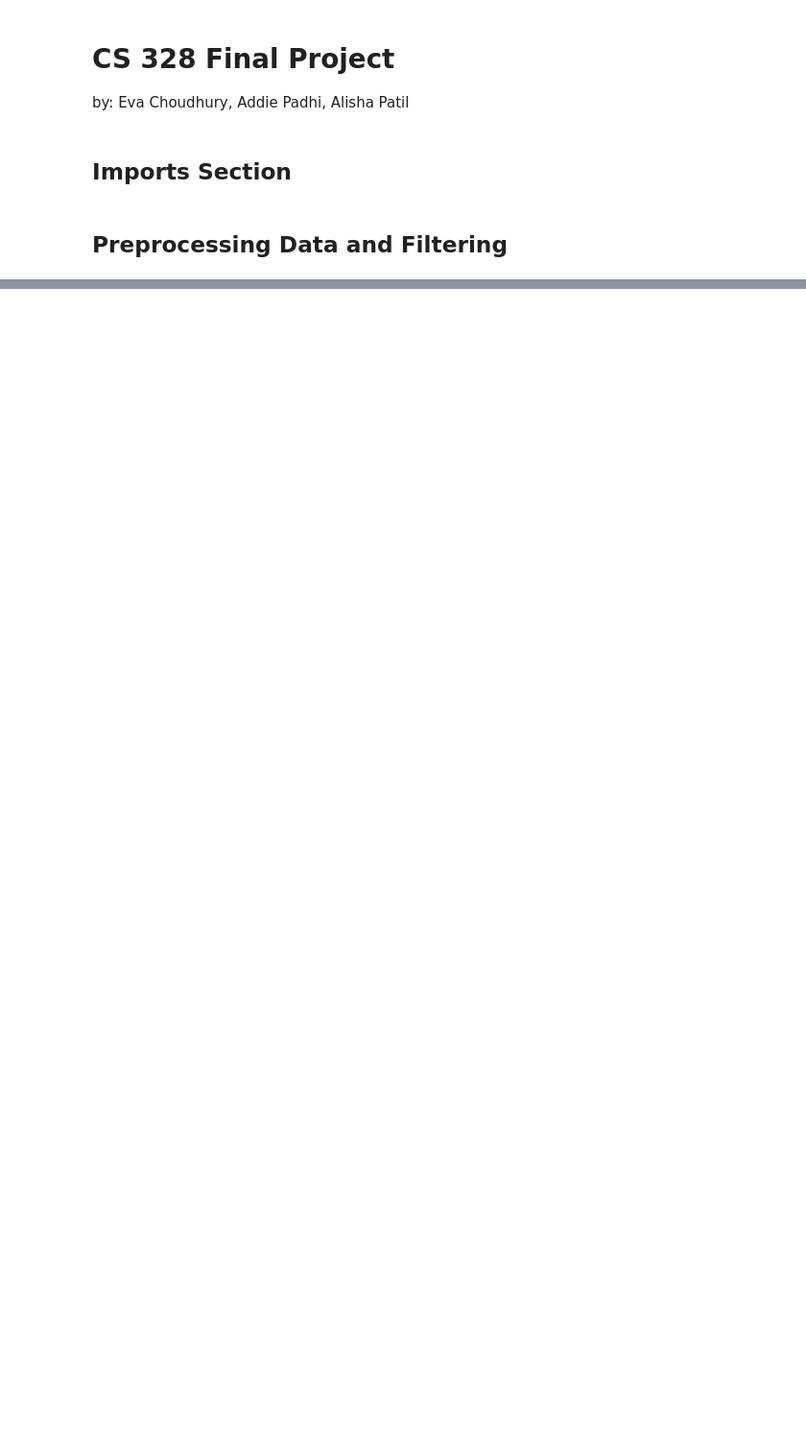
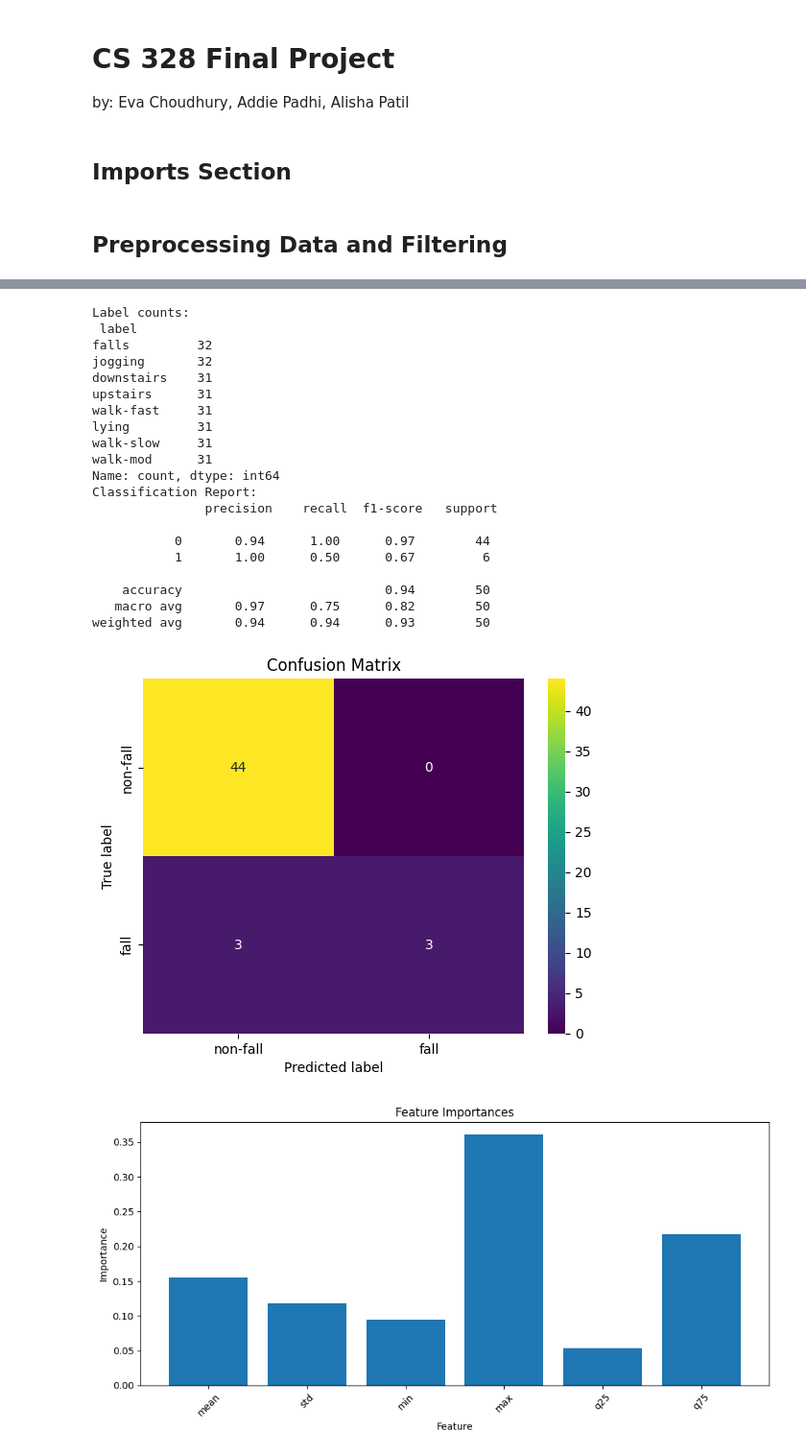
Before and after one commit to evc29/328FinalProject, a Jupyter notebook: 328FinalProject.ipynb, the cells around one changed output, grey strips where cells are left out. Shown: that part at 96% size. Drawn from its saved outputs; the diff is of its cells as text; code cells hidden in the pictures; blank space fills up the shorter version.

Commit message:
Updating Preprocessing and Filtering, Feature Extraction and Model Evaluation
Adding the starter code for feature extraction and model evaluation, added structure for more samples to add

```diff
--- a/328FinalProject.ipynb
+++ b/328FinalProject.ipynb
@@ -61,0 +114,69 @@ preprocess_all_files()
+# %%
+features_df = pd.read_csv("features_for_model.csv")
+print("Label counts:\n", features_df["label"].value_counts())
+
+features_df["label"] = features_df["label"].map(lambda x: "fall" if x == "falls" else "non-fall")
+
+
+features_df = features_df.dropna()
+
+X = features_df.drop(columns=["label", "window_id", "source_file"])
+y = features_df["label"].map({'fall': 1, 'non-fall': 0})
+
+
+X_train, X_test, y_train, y_test = train_test_split(
+    X, y, test_size=0.2, random_state=42, stratify=y
+)
+
+
+model = RandomForestClassifier(random_state=42)
+model.fit(X_train, y_train)
+y_pred = model.predict(X_test)
+
+
+print("Classification Report:\n", classification_report(y_test, y_pred))
+
+cm = confusion_matrix(y_test, y_pred)
+sns.heatmap(cm, annot=True, fmt='d', cmap='viridis',
+            xticklabels=["non-fall", "fall"],
+            yticklabels=["non-fall", "fall"])
+plt.title("Confusion Matrix")
+plt.xlabel("Predicted label")
+plt.ylabel("True label")
+plt.show()
+
+
+importances = model.feature_importances_
+feature_names = X_train.columns
+
+plt.figure(figsize=(10, 5))
+plt.bar(feature_names, importances)
+plt.title("Feature Importances")
+plt.xlabel("Feature")
+plt.ylabel("Importance")
+plt.xticks(rotation=45)
+plt.tight_layout()
+plt.show()
+# %% [output]
+Label counts:
+ label
+falls         32
+jogging       32
+downstairs    31
+upstairs      31
+walk-fast     31
+lying         31
+walk-slow     31
+walk-mod      31
+Name: count, dtype: int64
+Classification Report:
+               precision    recall  f1-score   support
+
+           0       0.94      1.00      0.97        44
+           1       1.00      0.50      0.67         6
+
+    accuracy                           0.94        50
+   macro avg       0.97      0.75      0.82        50
+weighted avg       0.94      0.94      0.93        50
+[figure, added]
+[figure, added]
```
Also changed, not shown: parts of 7 cells of this notebook, 19 other files.
